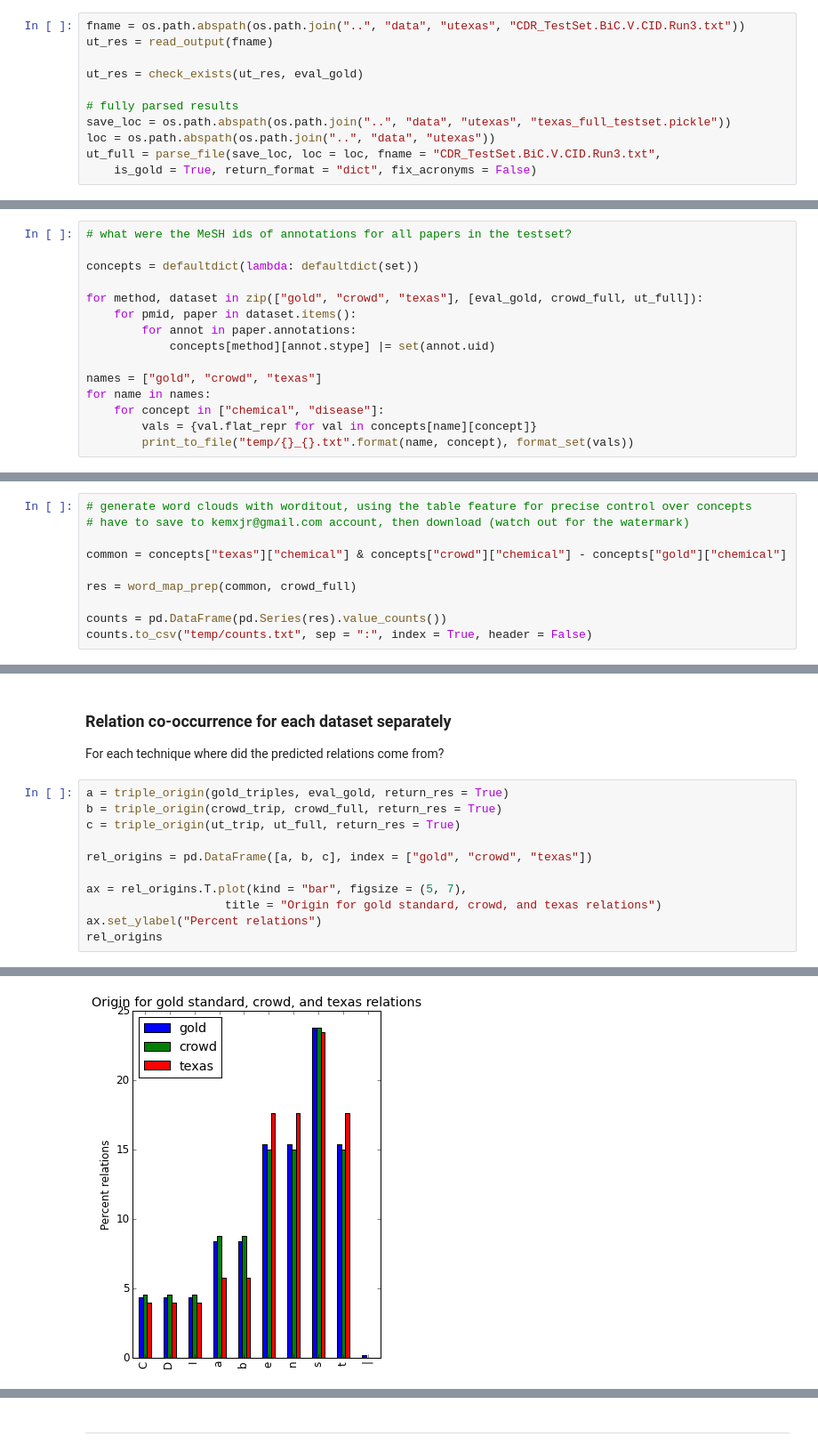
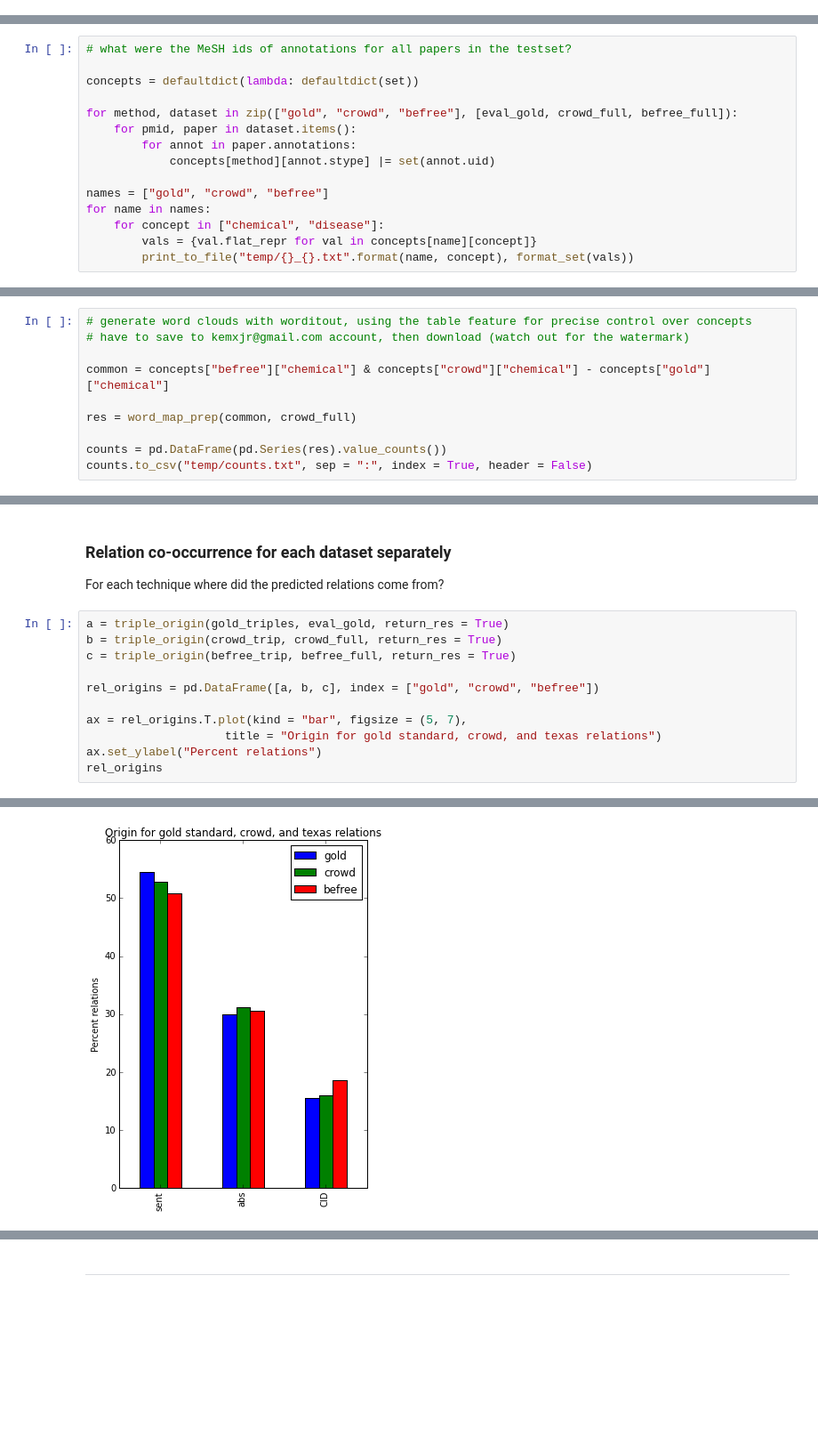
Before and after one commit to SuLab/crowd_cid_relex, a Jupyter notebook: crowd_only/analysis/final_eval_cross_validation.ipynb, the cells around one changed output, grey strips where cells are left out. Shown at 89% size. Drawn from its saved outputs; the diff is of its cells as text; blank space fills up the shorter version.

```diff
--- a/crowd_only/analysis/final_eval_cross_validation.ipynb
+++ b/crowd_only/analysis/final_eval_cross_validation.ipynb
@@ -145,14 +145,3 @@ mesh_terms = grab_mesh(set(eval_gold.keys()))
-# %%
-fname = os.path.abspath(os.path.join("..", "data", "utexas", "CDR_TestSet.BiC.V.CID.Run3.txt"))
-ut_res = read_output(fname)
-
-ut_res = check_exists(ut_res, eval_gold)
-
-# fully parsed results
-save_loc = os.path.abspath(os.path.join("..", "data", "utexas", "texas_full_testset.pickle"))
-loc = os.path.abspath(os.path.join("..", "data", "utexas"))
-ut_full = parse_file(save_loc, loc = loc, fname = "CDR_TestSet.BiC.V.CID.Run3.txt",
-    is_gold = True, return_format = "dict", fix_acronyms = False)
 # %% [markdown]
 ### Read the crowd's results
 # %%
@@ -1096,12 +995,12 @@ What chemical and disease concepts were identified by each solution?
 
 concepts = defaultdict(lambda: defaultdict(set))
 
-for method, dataset in zip(["gold", "crowd", "texas"], [eval_gold, crowd_full, ut_full]):
+for method, dataset in zip(["gold", "crowd", "befree"], [eval_gold, crowd_full, befree_full]):
     for pmid, paper in dataset.items():
         for annot in paper.annotations:
             concepts[method][annot.stype] |= set(annot.uid)
 
-names = ["gold", "crowd", "texas"]
+names = ["gold", "crowd", "befree"]
 for name in names:
     for concept in ["chemical", "disease"]:
         vals = {val.flat_repr for val in concepts[name][concept]}
@@ -1151,7 +1050,7 @@ For UTexas, sometimes the MeSH ID doesn't match the stated semantic type. For ex
 # generate word clouds with worditout, using the table feature for precise control over concepts
 # have to save to kemxjr@gmail.com account, then download (watch out for the watermark)
 
-common = concepts["texas"]["chemical"] & concepts["crowd"]["chemical"] - concepts["gold"]["chemical"]
+common = concepts["befree"]["chemical"] & concepts["crowd"]["chemical"] - concepts["gold"]["chemical"]
 
 res = word_map_prep(common, crowd_full)
 
@@ -1246,9 +1145,9 @@ For each technique where did the predicted relations come from?
 # %%
 a = triple_origin(gold_triples, eval_gold, return_res = True)
 b = triple_origin(crowd_trip, crowd_full, return_res = True)
-c = triple_origin(ut_trip, ut_full, return_res = True)
+c = triple_origin(befree_trip, befree_full, return_res = True)
 
-rel_origins = pd.DataFrame([a, b, c], index = ["gold", "crowd", "texas"])
+rel_origins = pd.DataFrame([a, b, c], index = ["gold", "crowd", "befree"])
 
 ax = rel_origins.T.plot(kind = "bar", figsize = (5, 7),
                     title = "Origin for gold standard, crowd, and texas relations")
@@ -1262 +1161 @@ rel_origins
-[figure, old version]
+[figure, new version]
```
Also changed, not shown: parts of 39 cells of this notebook.
